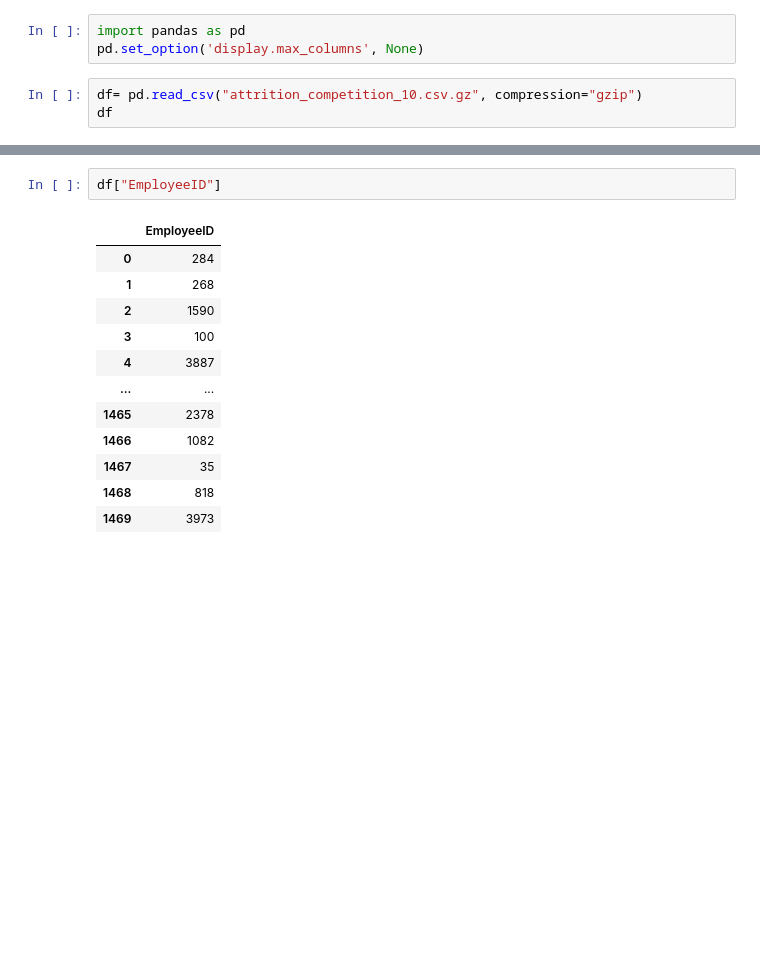
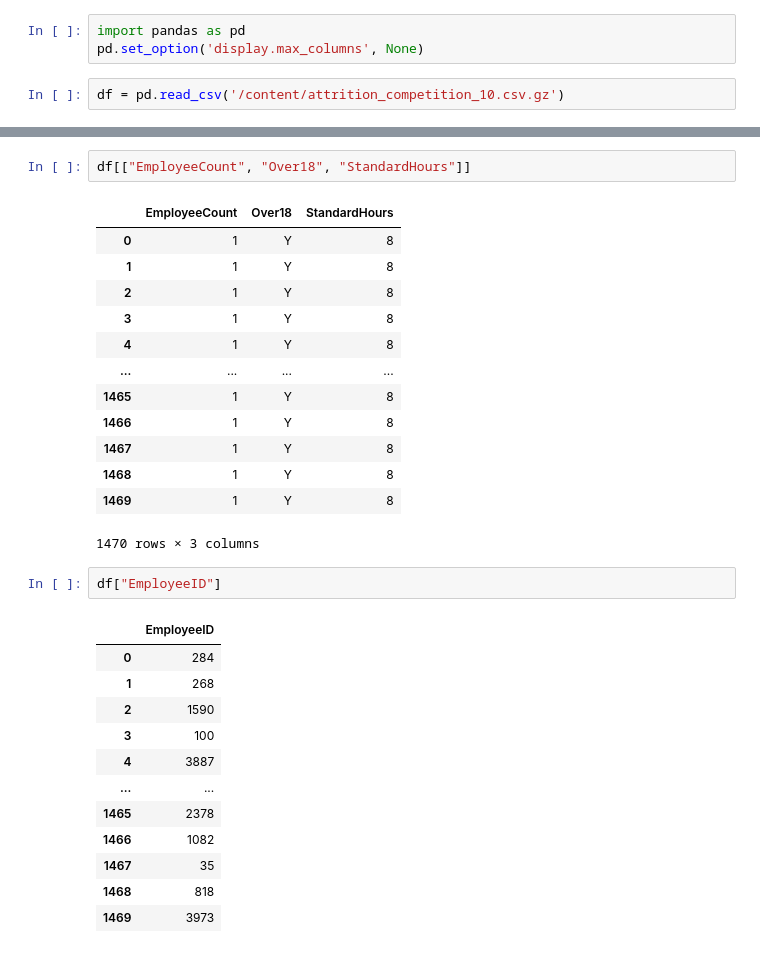
Before and after one commit to 100472373/P1_AprendizajeAutomatico, a Jupyter notebook: Untitled0.ipynb, the cells around one changed output, grey strips where cells are left out. Drawn from its saved outputs; the diff is of its cells as text; blank space fills up the shorter version.

```diff
--- a/Untitled0.ipynb
+++ b/Untitled0.ipynb
@@ -6,5 +10,4 @@
 import pandas as pd
 pd.set_option('display.max_columns', None)
 # %%
-df= pd.read_csv("attrition_competition_10.csv.gz", compression="gzip")
-df
+df = pd.read_csv('/content/attrition_competition_10.csv.gz')
@@ -37,3 +120,19 @@ df.describe()
+# %%
+df[["EmployeeCount", "Over18", "StandardHours"]]
+# %% [output]
+|  | EmployeeCount | Over18 | StandardHours |
+| 0 | 1 | Y | 8 |
+| 1 | 1 | Y | 8 |
+| 2 | 1 | Y | 8 |
+| 3 | 1 | Y | 8 |
+| 4 | 1 | Y | 8 |
+| ... | ... | ... | ... |
+| 1465 | 1 | Y | 8 |
+| 1466 | 1 | Y | 8 |
+| 1467 | 1 | Y | 8 |
+| 1468 | 1 | Y | 8 |
+| 1469 | 1 | Y | 8 |
+1470 rows × 3 columns
 # %%
 df["EmployeeID"]
 # %% [output]
```
Also changed, not shown: parts of 16 cells of this notebook.
